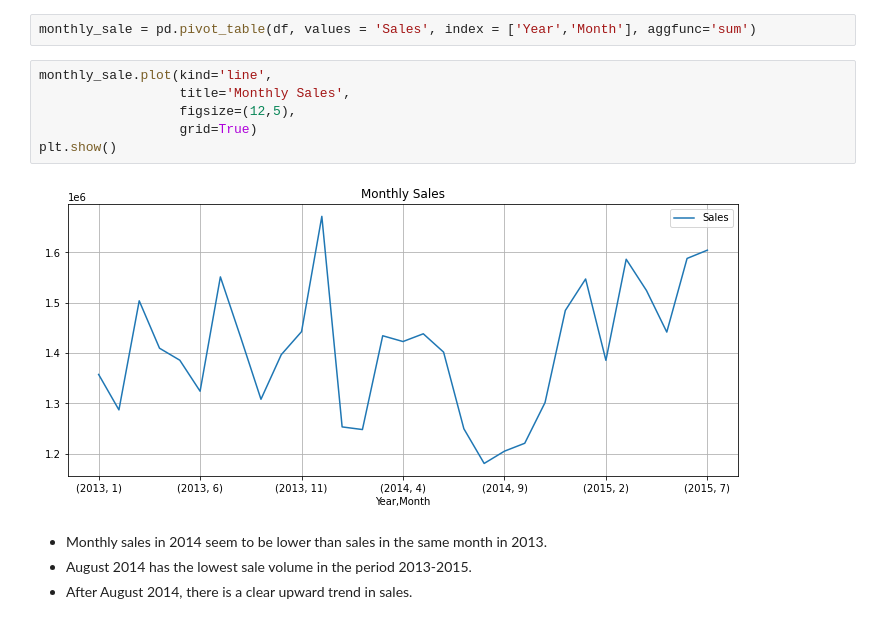
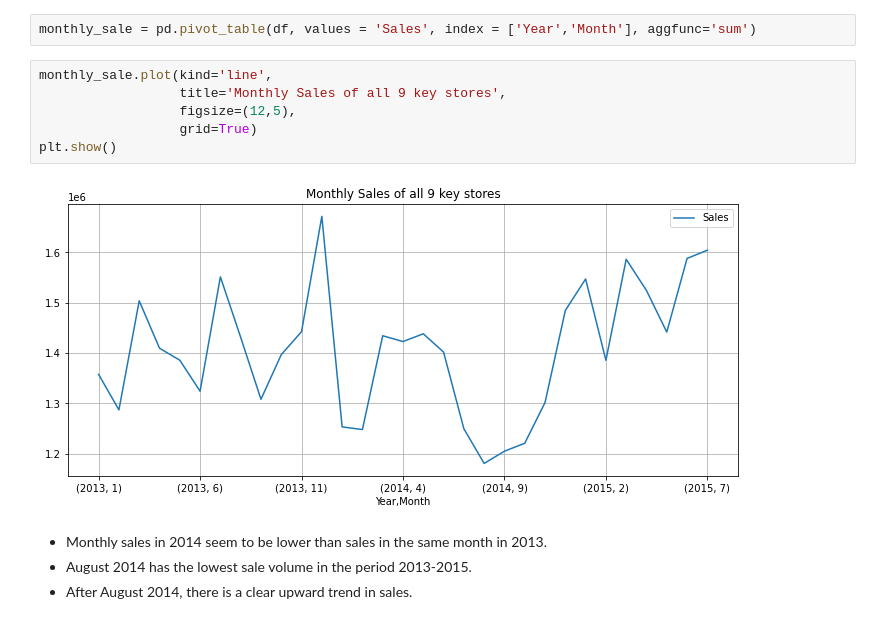
Before and after one commit to Alan-Wolf-VN/Sale_forecast, a Jupyter notebook: SaleForecasting_Nam_Tran.ipynb, the cells around one changed output. Saved outputs shown, nothing was run; the diff lists cells and outputs as text.

```diff
--- a/SaleForecasting_Nam_Tran.ipynb
+++ b/SaleForecasting_Nam_Tran.ipynb
@@ -269,12 +269,12 @@ df.loc[df['Customers'] > Customer_99th, 'Customers'] = 1929
 monthly_sale = pd.pivot_table(df, values = 'Sales', index = ['Year','Month'], aggfunc='sum')
 # %%
 monthly_sale.plot(kind='line',
-                  title='Monthly Sales',
+                  title='Monthly Sales of all 9 key stores',
                   figsize=(12,5),
                   grid=True)
 plt.show()
 # %% [output]
-[figure, old version]
+[figure, new version]
 # %% [markdown]
 - Monthly sales in 2014 seem to be lower than sales in the same month in 2013.
 - August 2014 has the lowest sale volume in the period 2013-2015.
```
Also changed, not shown: parts of 29 cells of this notebook.
